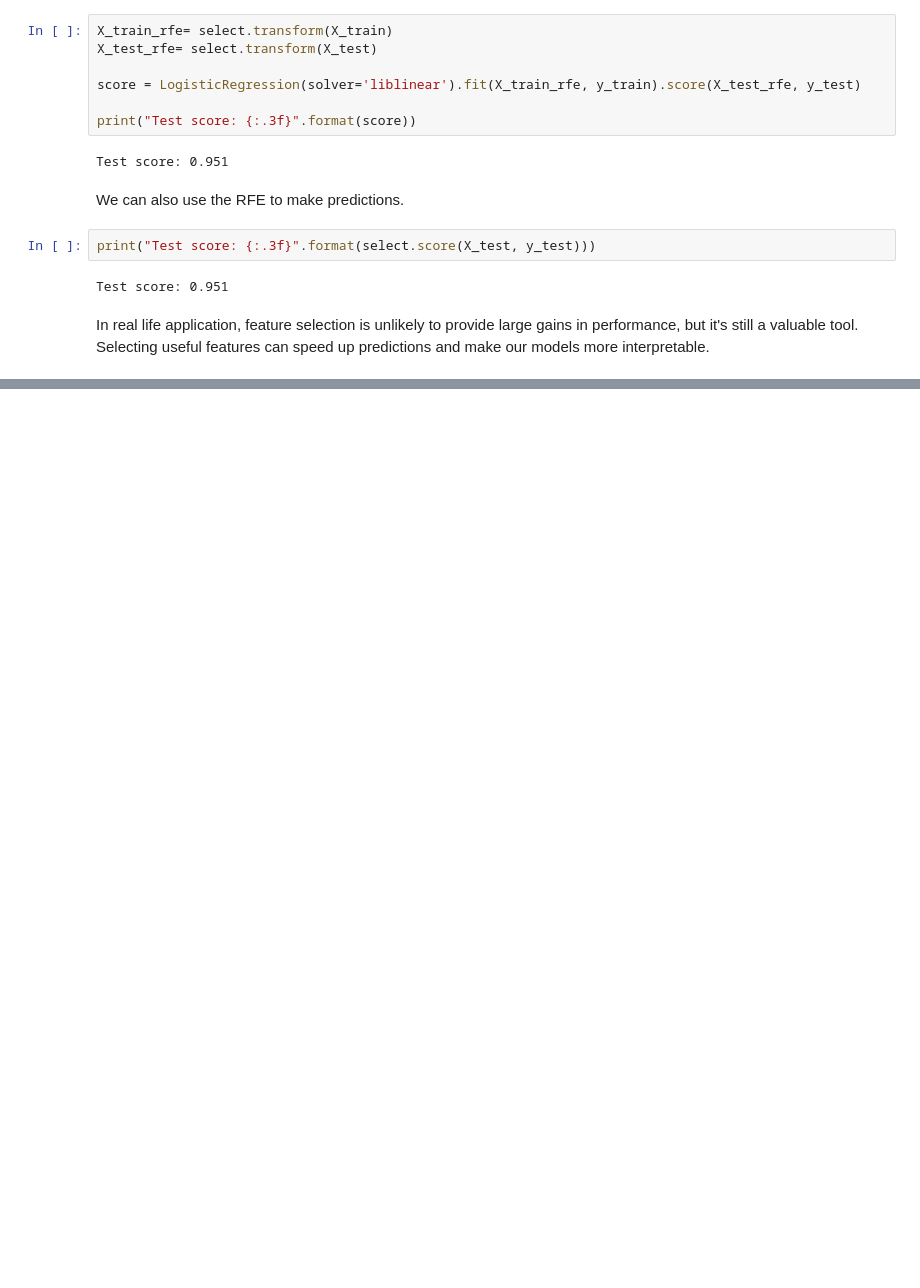
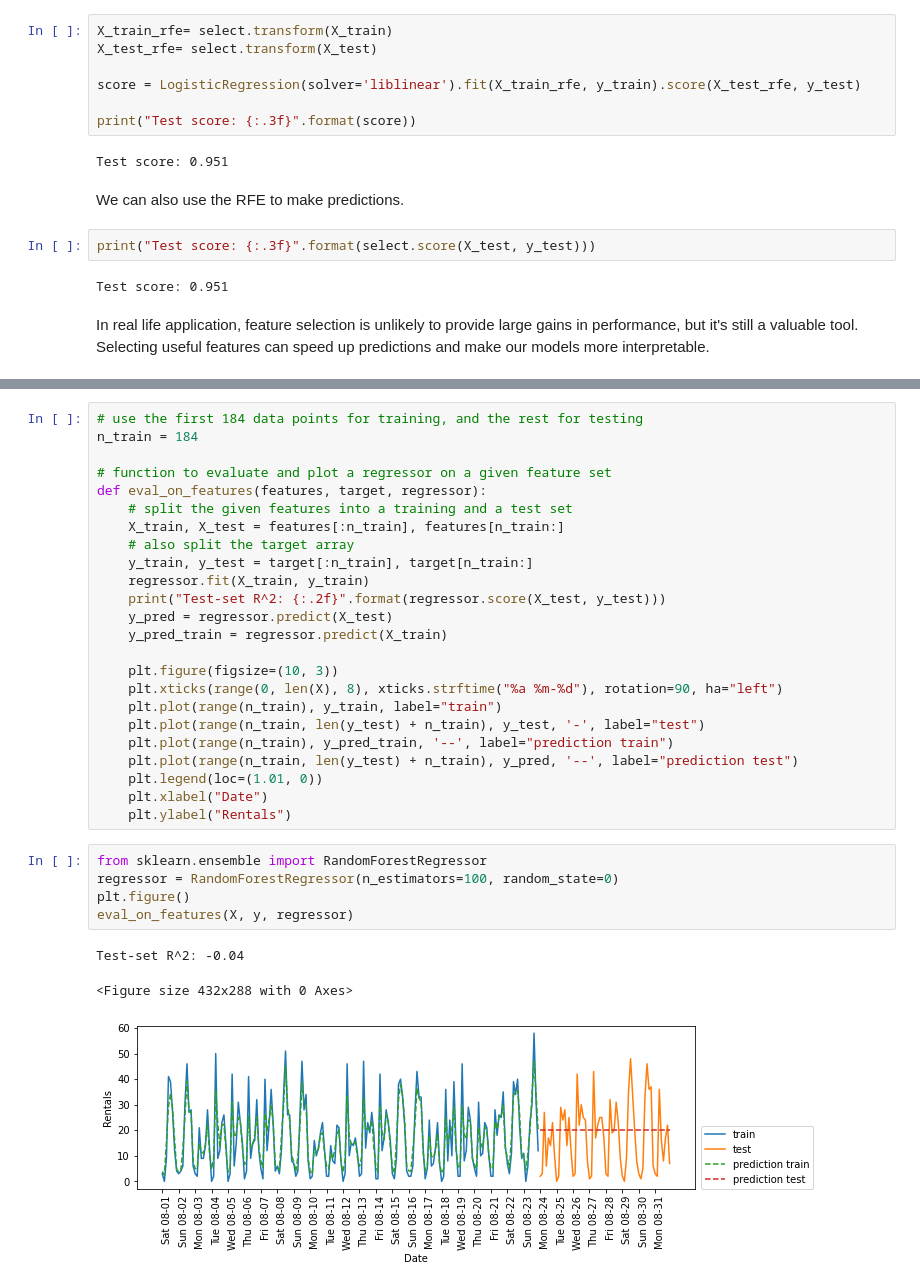
Before and after one commit to provezano/ML_Intro_Notebooks, a Jupyter notebook: cap4.2 - Automatic Feature Selection.ipynb, the cells around one changed output, grey strips where cells are left out. Cells and saved outputs as stored; diff of their text form; blank space fills up the shorter version.

```diff
--- a/cap4.2 - Automatic Feature Selection.ipynb
+++ b/cap4.2 - Automatic Feature Selection.ipynb
@@ -176,0 +213,33 @@ In real life application, feature selection is unlikely to provide large gains i
+# %%
+# use the first 184 data points for training, and the rest for testing
+n_train = 184
+
+# function to evaluate and plot a regressor on a given feature set
+def eval_on_features(features, target, regressor):
+    # split the given features into a training and a test set
+    X_train, X_test = features[:n_train], features[n_train:]
+    # also split the target array
+    y_train, y_test = target[:n_train], target[n_train:]
+    regressor.fit(X_train, y_train)
+    print("Test-set R^2: {:.2f}".format(regressor.score(X_test, y_test)))
+    y_pred = regressor.predict(X_test)
+    y_pred_train = regressor.predict(X_train)
+
+    plt.figure(figsize=(10, 3))
+    plt.xticks(range(0, len(X), 8), xticks.strftime("%a %m-%d"), rotation=90, ha="left")
+    plt.plot(range(n_train), y_train, label="train")
+    plt.plot(range(n_train, len(y_test) + n_train), y_test, '-', label="test")
+    plt.plot(range(n_train), y_pred_train, '--', label="prediction train")
+    plt.plot(range(n_train, len(y_test) + n_train), y_pred, '--', label="prediction test")
+    plt.legend(loc=(1.01, 0))
+    plt.xlabel("Date")
+    plt.ylabel("Rentals")
+# %%
+from sklearn.ensemble import RandomForestRegressor
+regressor = RandomForestRegressor(n_estimators=100, random_state=0)
+plt.figure()
+eval_on_features(X, y, regressor)
+# %% [output]
+Test-set R^2: -0.04
+<Figure size 432x288 with 0 Axes>
+[figure, added]
```
Also changed, not shown: parts of 13 cells of this notebook.
